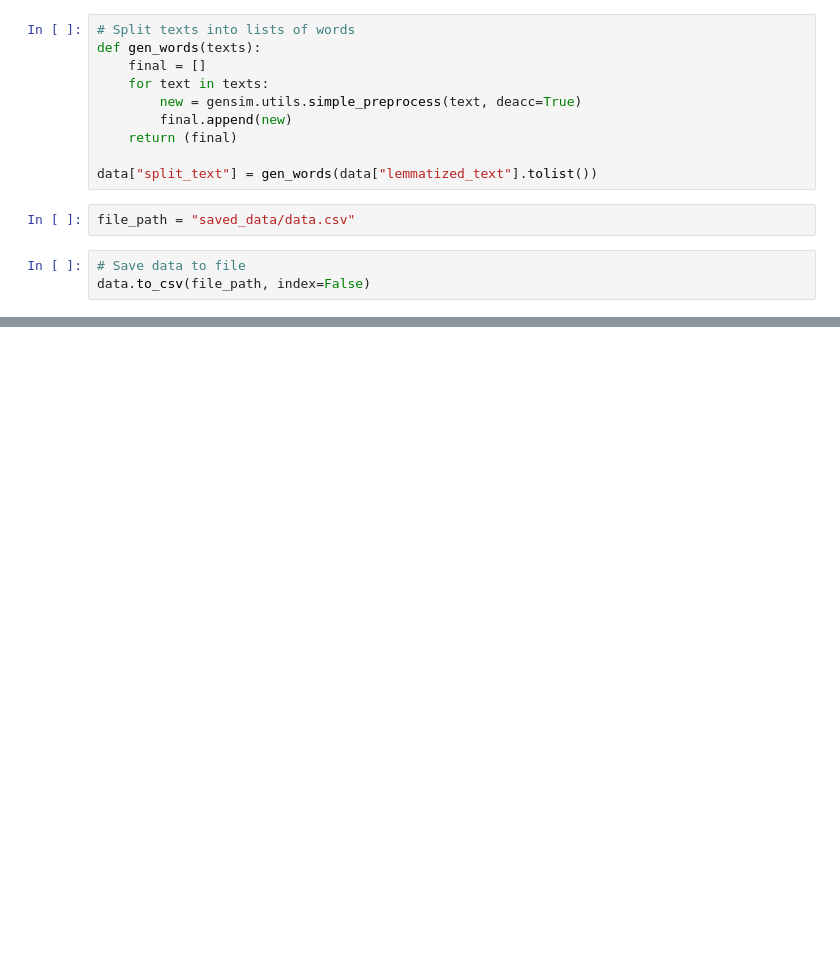
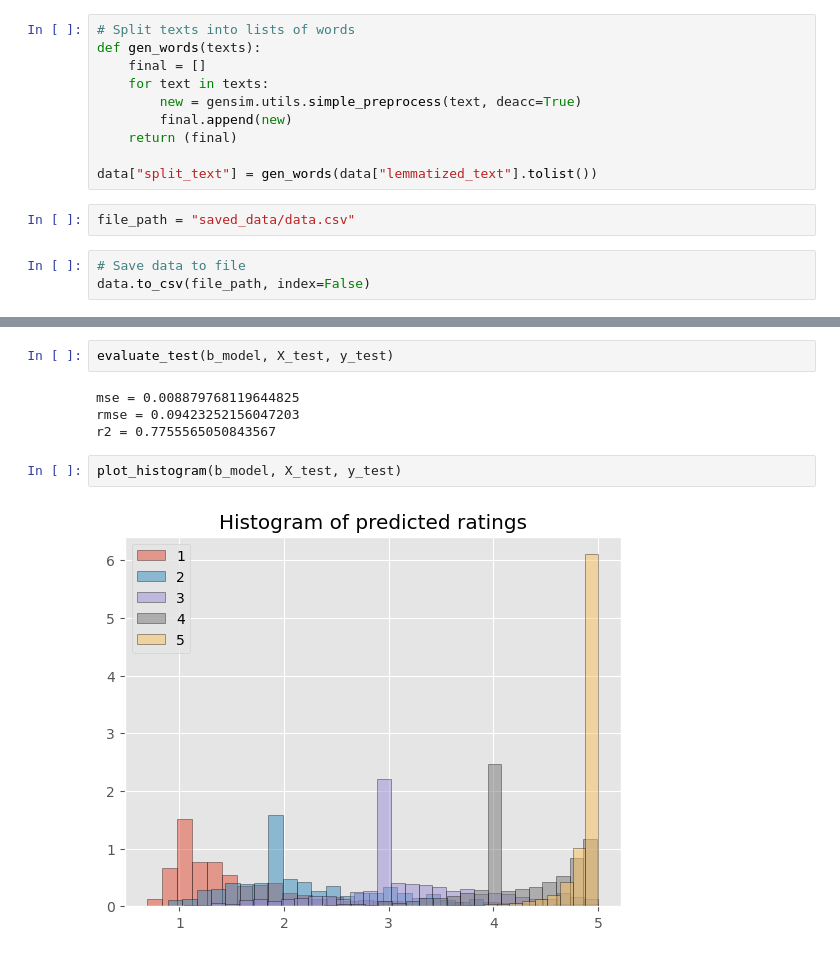
Before and after one commit to Dmytro-Kovalyov/Predicting-Customer-Feedback, a Jupyter notebook: regression_models.ipynb, the cells around one changed output, grey strips where cells are left out. Drawn from its saved outputs; the diff is of its cells as text; blank space fills up the shorter version.

```diff
--- a/regression_models.ipynb
+++ b/regression_models.ipynb
@@ -141,0 +484,10 @@ data_test.head()
+# %%
+evaluate_test(b_model, X_test, y_test)
+# %% [output]
+mse = 0.008879768119644825
+rmse = 0.09423252156047203
+r2 = 0.7755565050843567
+# %%
+plot_histogram(b_model, X_test, y_test)
+# %% [output]
+[figure, added]
```
Also changed, not shown: parts of 40 cells of this notebook, 10 other files.
